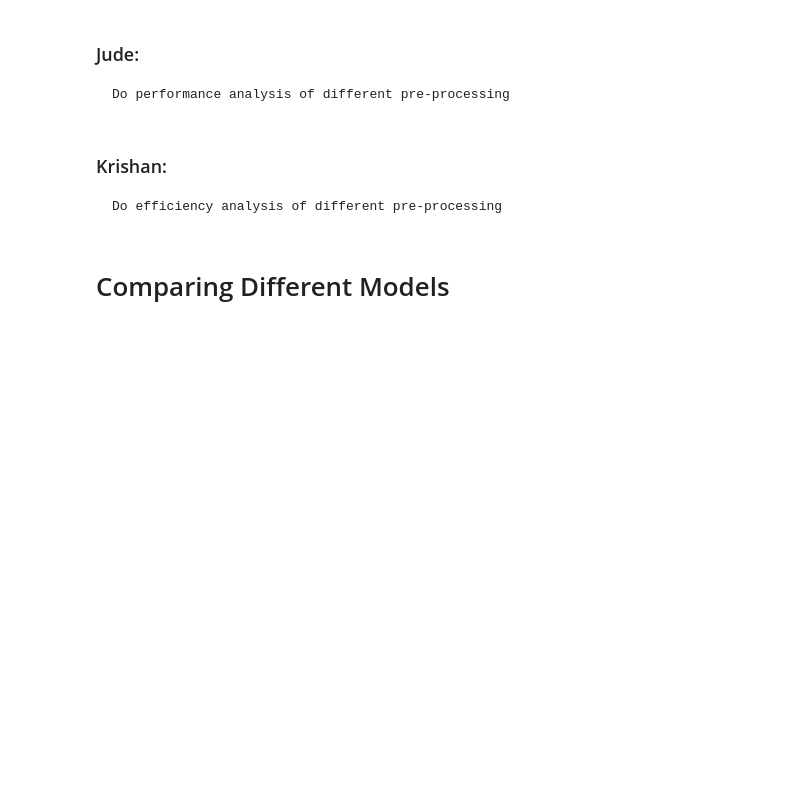
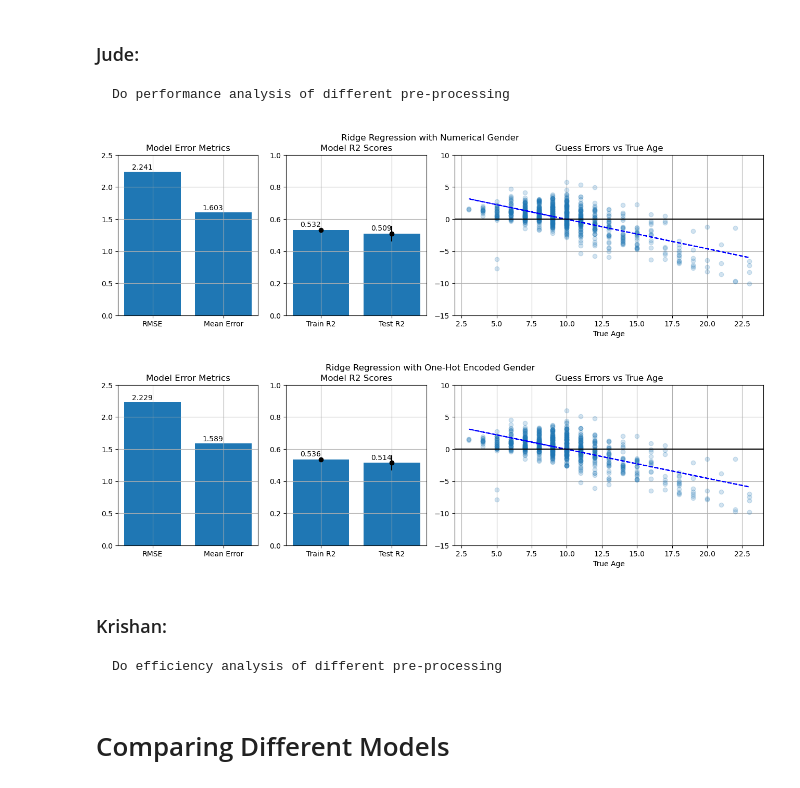
Before and after one commit to el5ie/predict-cw2-C, a Jupyter notebook: main.ipynb, the cells around one changed output. Cells and saved outputs as stored; diff of their text form; code cells hidden in the pictures; blank space fills up the shorter version.

```diff
--- a/main.ipynb
+++ b/main.ipynb
@@ -4572,23 +4571,32 @@ Ridge best a using sperate gender columns: 0.6579332246575682
 # %%
 # Jude's code cell
 
 numEncodedPerformance = performanceTester(
     pipe_ridge_pre_pro,
     "Ridge Regression with Numerical Gender",
     X_train = Xnum_train_r,
     X_test = Xnum_test_r,
     y_train = ynum_train_r,
     y_test = ynum_test_r
 )
 
 colEncodedPerformance = performanceTester(
     pipe_ridge_pre_pro,
     "Ridge Regression with One-Hot Encoded Gender",
     X_train = Xcol_train_r,
     X_test = Xcol_test_r,
     y_train = ycol_train_r,
     y_test = ycol_test_r
 )
+
+# set default dataset as one hot encoded (better performance)
+X_train_r = Xcol_train_r
+X_test_r = Xcol_test_r
+y_train_r = ycol_train_r
+y_test_r = ycol_test_r
+# %% [output]
+[figure, added]
+[figure, added]
 # %% [markdown]
 ### Krishan:
 
```
Also changed, not shown: parts of 2 cells of this notebook.
